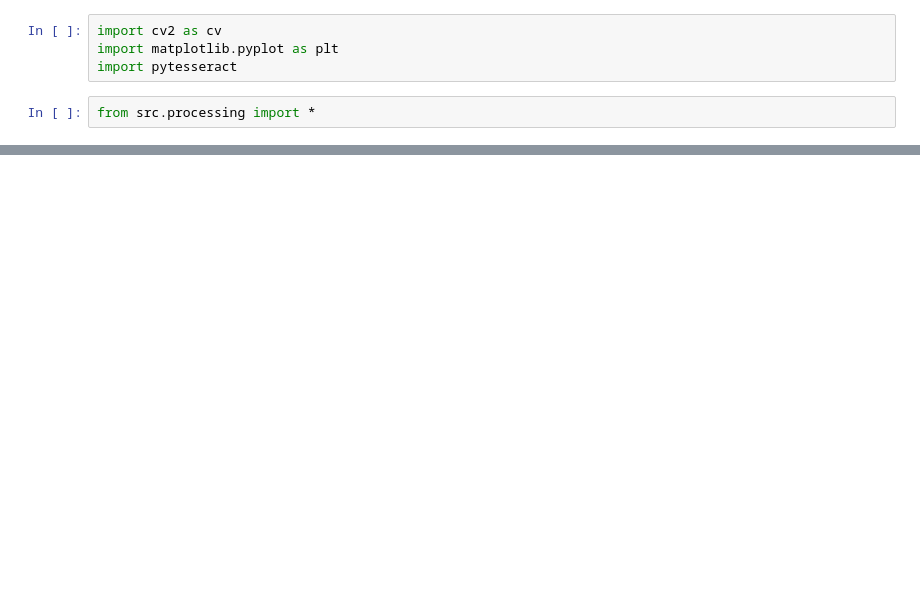
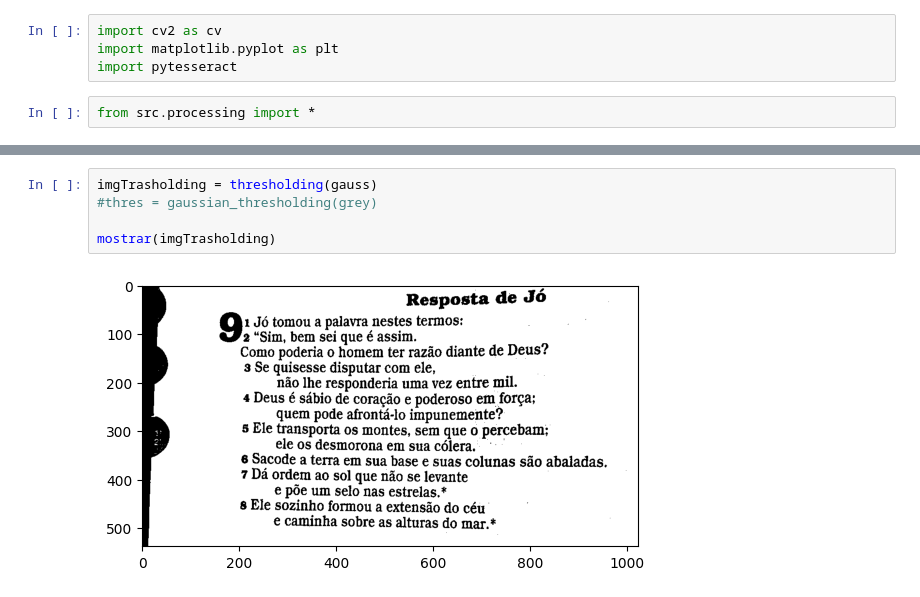
Before and after one commit to Lacerdajp/MyOCR, a Jupyter notebook: main.ipynb, the cells around one changed output, grey strips where cells are left out. Cells and saved outputs as stored; diff of their text form; blank space fills up the shorter version.

```diff
--- a/main.ipynb
+++ b/main.ipynb
@@ -104,0 +32,7 @@ print(segmented_text)
+# %%
+imgTrasholding = thresholding(gauss)
+#thres = gaussian_thresholding(grey)
+
+mostrar(imgTrasholding)
+# %% [output]
+[figure, added]
```
Also changed, not shown: parts of 51 cells of this notebook, 5 other files.
